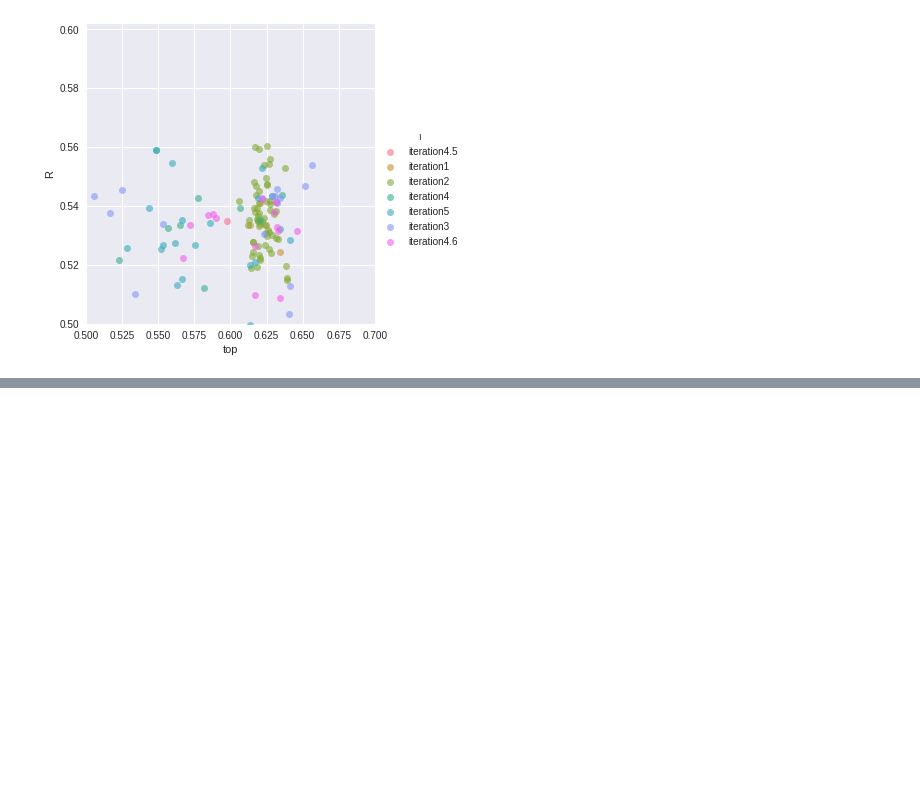
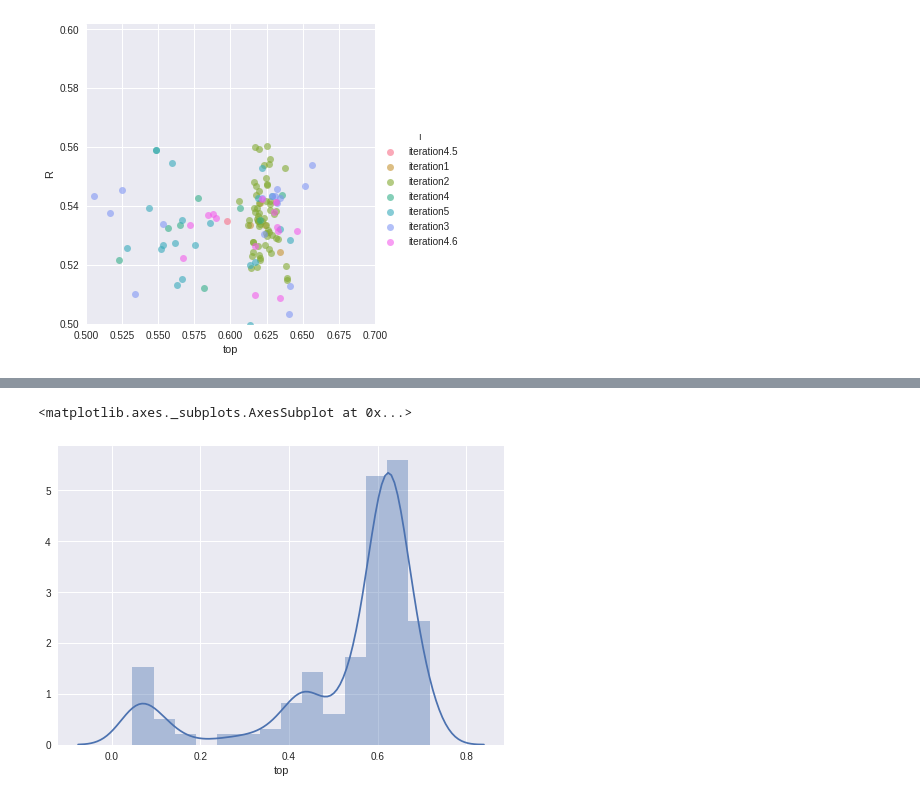
Before and after one commit to gnina/scripts, a Jupyter notebook: affinity_search/summaries.ipynb, the cells around one changed output, grey strips where cells are left out. Saved outputs shown, nothing was run; the diff lists cells and outputs as text; code cells hidden in the pictures; blank space fills up the shorter version.

```diff
--- a/affinity_search/summaries.ipynb
+++ b/affinity_search/summaries.ipynb
@@ -154,0 +162,5 @@ plt.savefig('iterations.pdf',bbox_inches='tight')
+# %%
+sns.distplot(sdata.top)
+# %% [output]
+<matplotlib.axes._subplots.AxesSubplot at 0x...>
+[figure, added]
```
Also changed, not shown: parts of 4 cells of this notebook, 1 other file.
